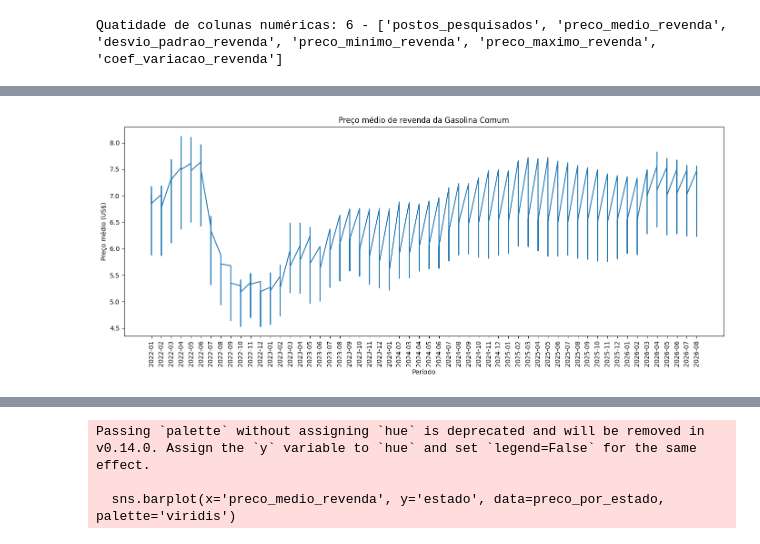
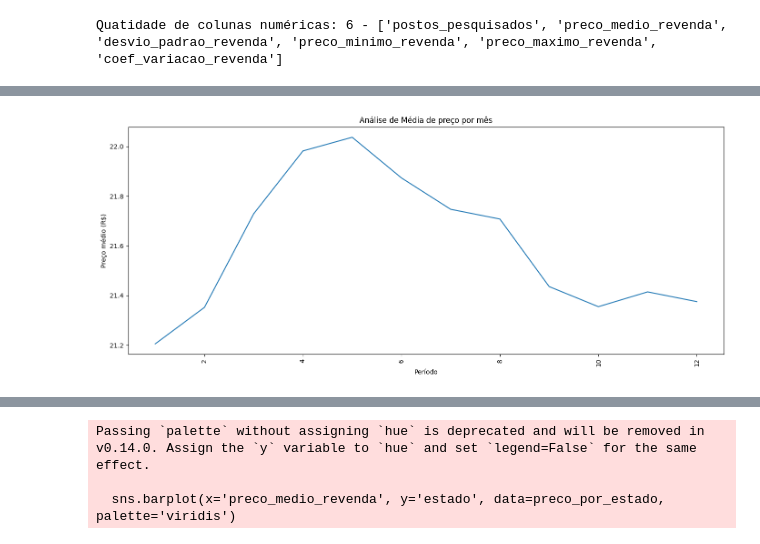
Before and after one commit to vitorjensen/Python_para_Analise_de_Dados, a Jupyter notebook: Projetos/Análise Exploratória de Combustível/Análise_Exploratória_de_Combustível.ipynb, the cells around one changed output, grey strips where cells are left out. Cells and saved outputs as stored; diff of their text form; code cells hidden in the pictures.

```diff
--- a/Projetos/Análise Exploratória de Combustível/Análise_Exploratória_de_Combustível.ipynb
+++ b/Projetos/Análise Exploratória de Combustível/Análise_Exploratória_de_Combustível.ipynb
@@ -582,9 +460,5 @@ display(estatisticas_descritivas)
 # %%
 # Verificando média de postos pesquisados por mês
-
-anp_mensal = (
-    df_anp.groupby('mes_ano').agg(
-        Media_Postos=('postos_pesquisados', 'mean')
-    ).reset_index()
-)
+df_anp['mes'] = df_anp['mes_ano'].dt.month
+anp_mensal = (df_anp.groupby('mes').agg(Media_Preco=('preco_medio_revenda', 'mean')).reset_index())
 # %%
@@ -592,14 +480,14 @@ display(anp_mensal.head())
 # %%
 # Plotando gráfico para análise mensal:
 
 plt.figure(figsize=(14, 6)) # Estipulando o tamanho da janela
-plt.plot(df_anp['mes_ano'].astype(str), df_anp['preco_medio_revenda']) # Definindo as variáveis que serão utilizadas para plotagem
+plt.plot(anp_mensal['mes'], anp_mensal['Media_Preco']) # Definindo as variáveis que serão utilizadas para plotagem
 
-plt.title('Preço médio de revenda da Gasolina Comum')
+plt.title('Análise de Média de preço por mês')
 plt.xlabel('Período')
-plt.ylabel('Preço médio (US$)')
+plt.ylabel('Preço médio (R$)')
 plt.xticks(rotation=90)
 plt.tight_layout()
 plt.show()
 # %% [output]
-[figure, old version]
+[figure, new version]
```
Also changed, not shown: parts of 18 cells of this notebook.
